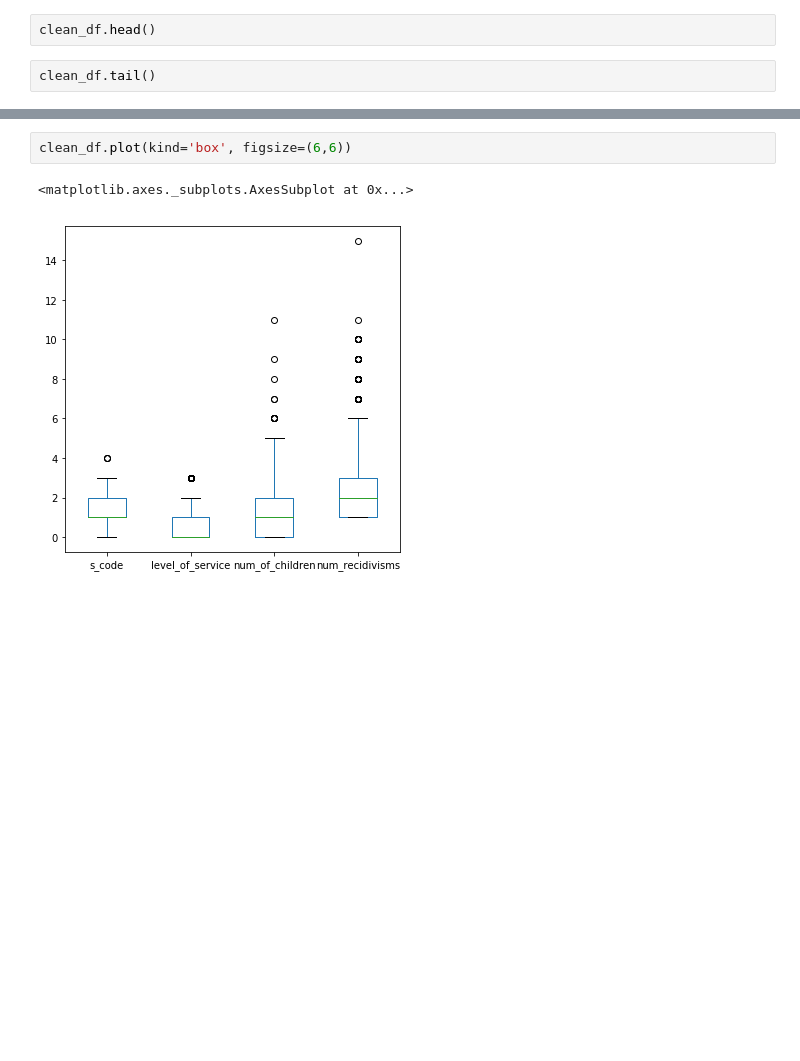
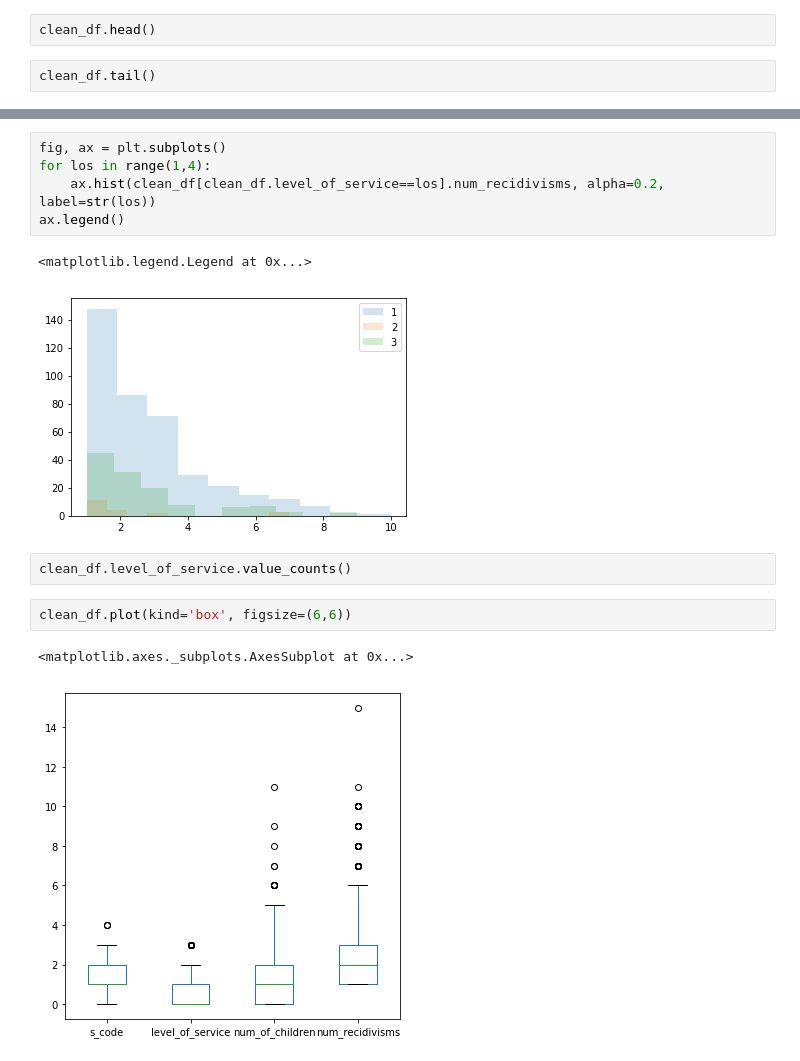
Before and after one commit to rnjeri/algorithmic_bias, a Jupyter notebook: EDA.ipynb, the cells around one changed output, grey strips where cells are left out. Saved outputs shown, nothing was run; the diff lists cells and outputs as text; blank space fills up the shorter version.

Commit message:
Further EDA, feature exploration comparing recidivism and level of service

```diff
--- a/EDA.ipynb
+++ b/EDA.ipynb
@@ -76,3 +79,13 @@ array([[<matplotlib.axes._subplots.AxesSubplot object at 0x...>,
+# %%
+fig, ax = plt.subplots()
+for los in range(1,4):
+    ax.hist(clean_df[clean_df.level_of_service==los].num_recidivisms, alpha=0.2, label=str(los))
+ax.legend()
+# %% [output]
+<matplotlib.legend.Legend at 0x...>
+[figure, added]
+# %%
+clean_df.level_of_service.value_counts()
 # %%
 clean_df.plot(kind='box', figsize=(6,6))
 # %% [output]
```
Also changed, not shown: parts of 5 cells of this notebook.
